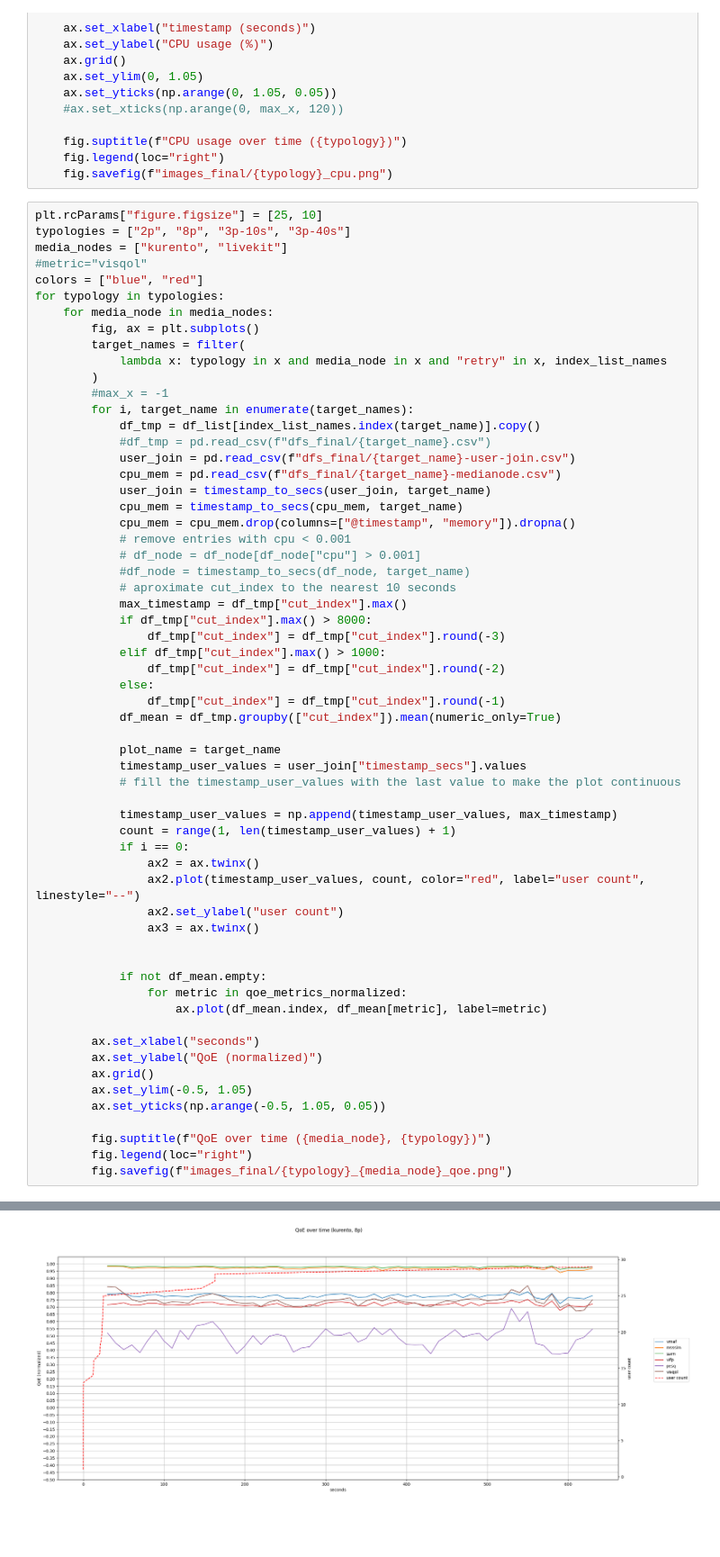
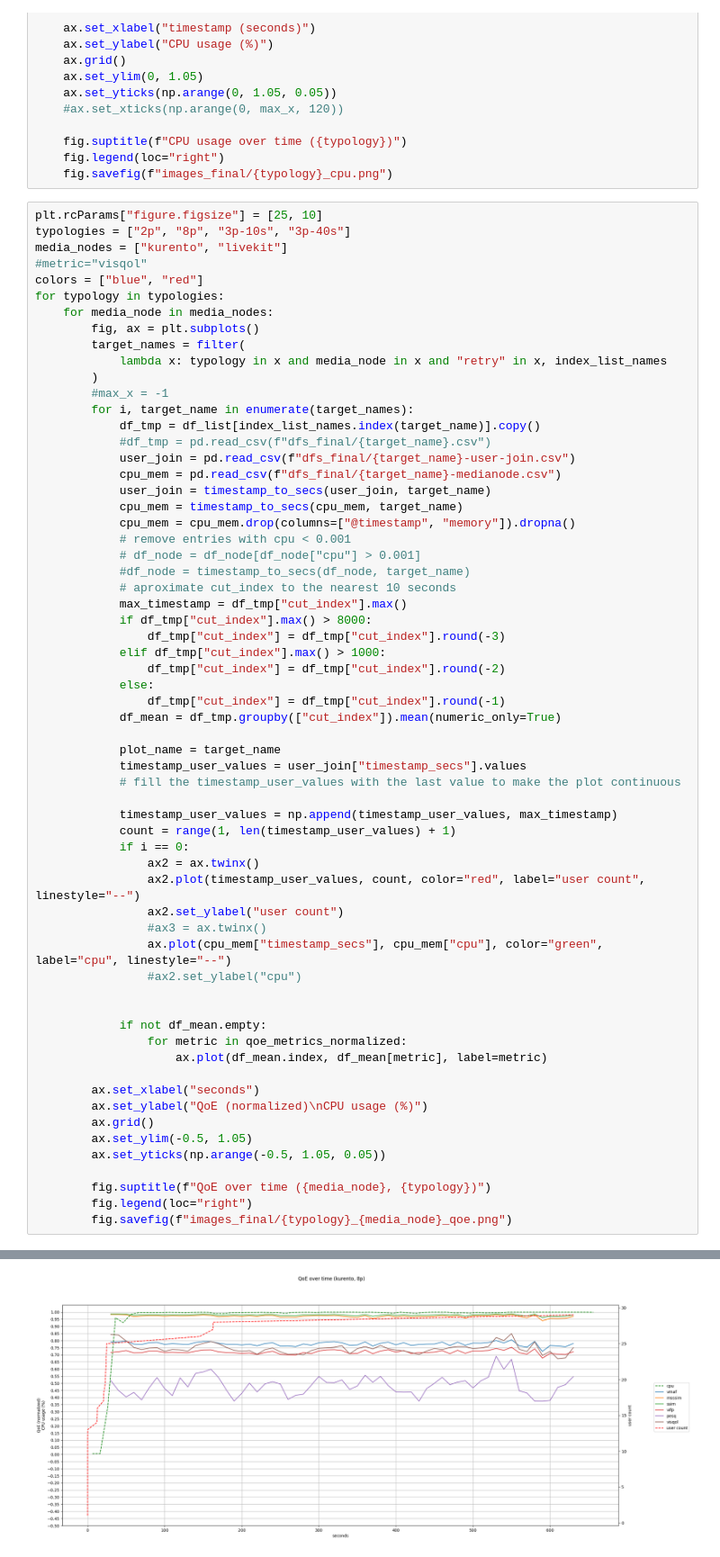
Before and after one commit to codeurjc/Performance-testing-in-the-WebRTC-arena, a Jupyter notebook: final.ipynb, the cells around one changed output, grey strips where cells are left out. Shown at 90% size. Saved outputs shown, nothing was run; the diff lists cells and outputs as text; blank space fills up the shorter version.

```diff
--- a/final.ipynb
+++ b/final.ipynb
@@ -1268,7 +1268,9 @@ for typology in typologies:
                 ax2 = ax.twinx()
                 ax2.plot(timestamp_user_values, count, color="red", label="user count", linestyle="--")
                 ax2.set_ylabel("user count")
-                ax3 = ax.twinx()
+                #ax3 = ax.twinx()
+                ax.plot(cpu_mem["timestamp_secs"], cpu_mem["cpu"], color="green", label="cpu", linestyle="--")
+                #ax2.set_ylabel("cpu")
 
 
             if not df_mean.empty:
@@ -1276,7 +1278,7 @@ for typology in typologies:
                     ax.plot(df_mean.index, df_mean[metric], label=metric)
 
         ax.set_xlabel("seconds")
-        ax.set_ylabel("QoE (normalized)")
+        ax.set_ylabel("QoE (normalized)\nCPU usage (%)")
         ax.grid()
         ax.set_ylim(-0.5, 1.05)
         ax.set_yticks(np.arange(-0.5, 1.05, 0.05))
@@ -1290 +1292 @@ for typology in typologies:
-[figure, old version]
+[figure, new version]
```
Also changed, not shown: parts of 1 cell of this notebook.
